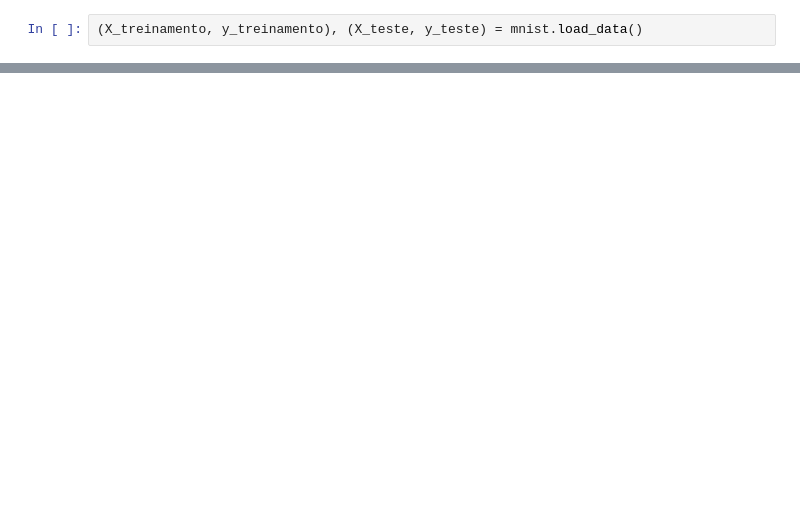
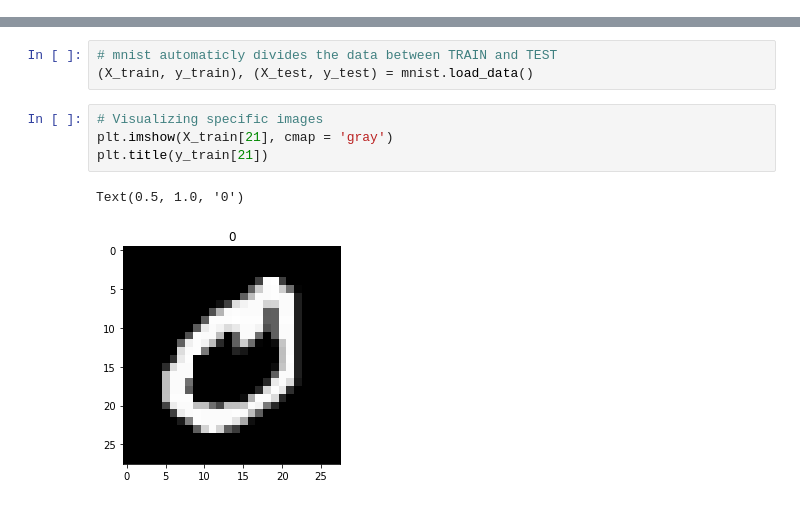
Before and after one commit to Massato01/Number-Identification-with-Neual-Network, a Jupyter notebook: Deep_Learning.ipynb, the cells around one changed output, grey strips where cells are left out. Drawn from its saved outputs; the diff is of its cells as text; blank space fills up the shorter version.

```diff
--- a/Deep_Learning.ipynb
+++ b/Deep_Learning.ipynb
@@ -14,2 +0,0 @@ from sklearn.metrics     import confusion_matrix
-# %%
-(X_treinamento, y_treinamento), (X_teste, y_teste) = mnist.load_data()
@@ -218,0 +13,10 @@ pred
+# %%
+# mnist automaticly divides the data between TRAIN and TEST
+(X_train, y_train), (X_test, y_test) = mnist.load_data()
+# %%
+# Visualizing specific images
+plt.imshow(X_train[21], cmap = 'gray')
+plt.title(y_train[21])
+# %% [output]
+Text(0.5, 1.0, '0')
+[figure, added]
```
Also changed, not shown: parts of 44 cells of this notebook.
